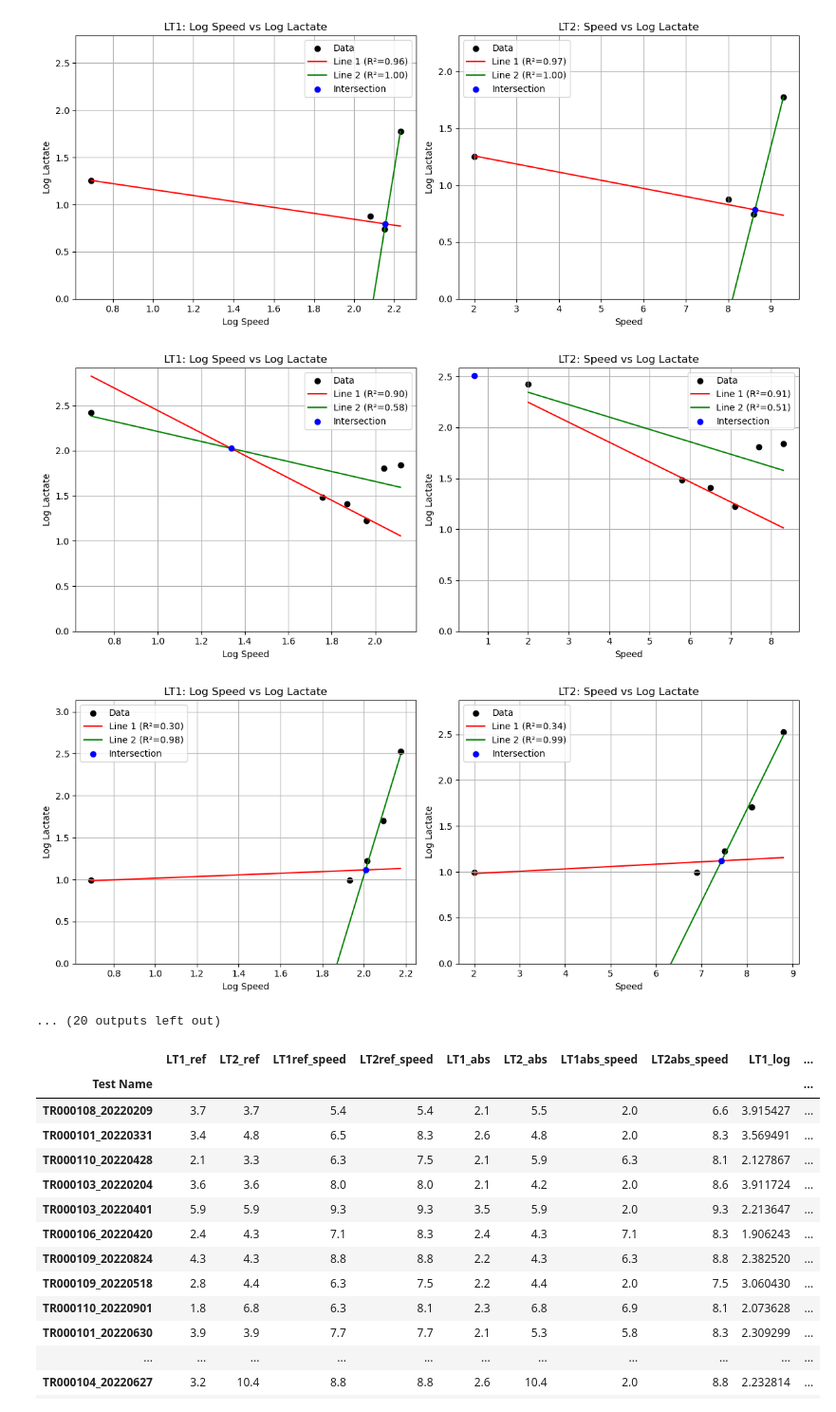
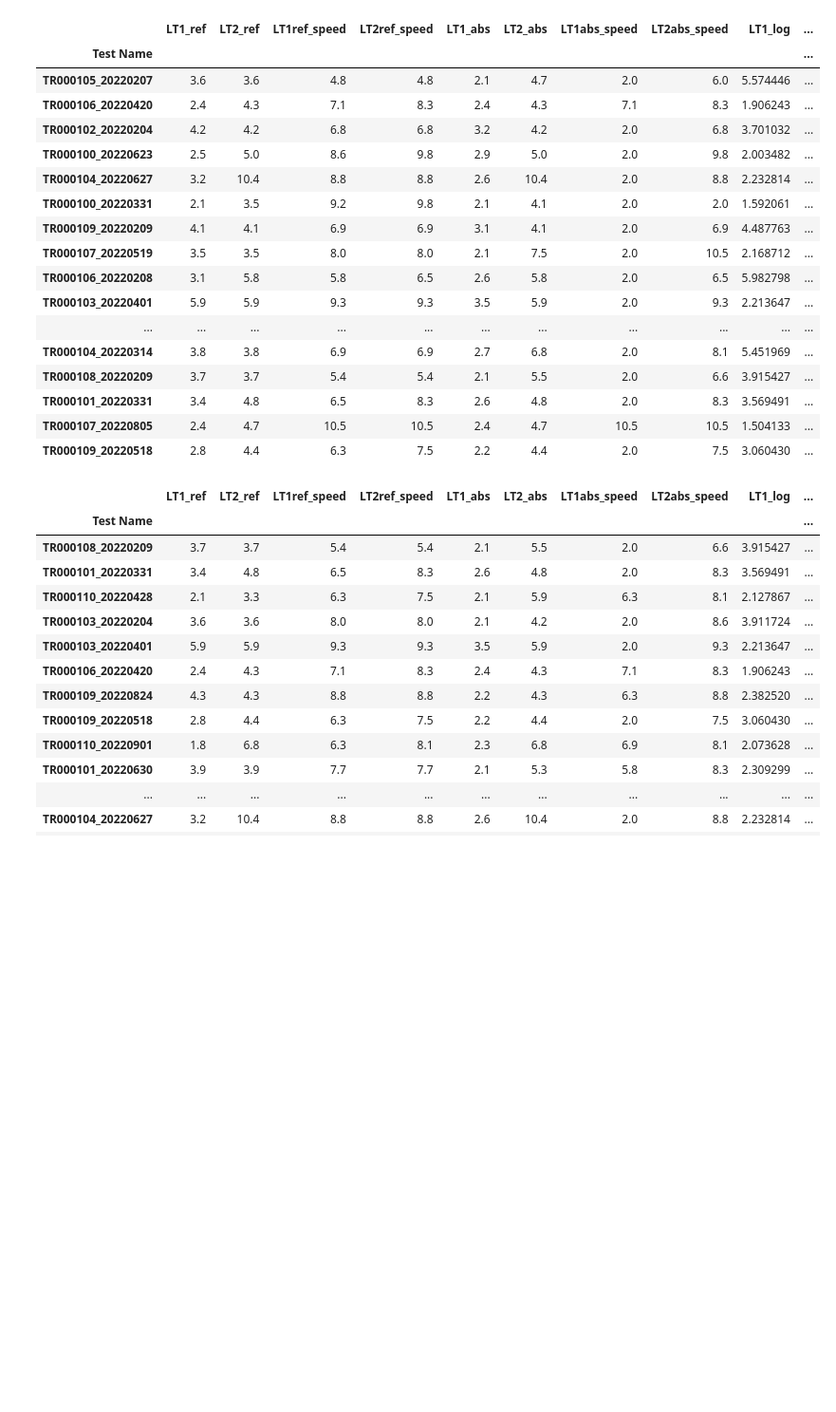
Before and after one commit to myschne/SI485Project, a Jupyter notebook: test_class.ipynb, the cells around one changed output. Shown at 95% size. Drawn from its saved outputs; the diff is of its cells as text; code cells hidden in the pictures; blank space fills up the shorter version.

```diff
--- a/test_class.ipynb
+++ b/test_class.ipynb
@@ -461,7 +674,7 @@ for filename in filenames:
     test_results = test.lt_ref_vals()
     test_results.update(test.lt_abs_vals())
     if test.lt_log_semilog():
-        test_results.update(test.lt_log_semilog(plot=True))
+        test_results.update(test.lt_log_semilog())
     test_results['Test Name'] = test_name
 
     # Append results to the list
@@ -485,7 +689,21 @@ results_df
-[figure, removed]
-[figure, removed]
-[figure, removed]
-... (20 outputs left out)
+|  | LT1_ref | LT2_ref | LT1ref_speed | LT2ref_speed | LT1_abs | LT2_abs | LT1abs_speed | LT2abs_speed | LT1_log | ... |
+| Test Name |  |  |  |  |  |  |  |  |  | ... |
+| TR000105_20220207 | 3.6 | 3.6 | 4.8 | 4.8 | 2.1 | 4.7 | 2.0 | 6.0 | 5.574446 | ... |
+| TR000106_20220420 | 2.4 | 4.3 | 7.1 | 8.3 | 2.4 | 4.3 | 7.1 | 8.3 | 1.906243 | ... |
+| TR000102_20220204 | 4.2 | 4.2 | 6.8 | 6.8 | 3.2 | 4.2 | 2.0 | 6.8 | 3.701032 | ... |
+| TR000100_20220623 | 2.5 | 5.0 | 8.6 | 9.8 | 2.9 | 5.0 | 2.0 | 9.8 | 2.003482 | ... |
+| TR000104_20220627 | 3.2 | 10.4 | 8.8 | 8.8 | 2.6 | 10.4 | 2.0 | 8.8 | 2.232814 | ... |
+| TR000100_20220331 | 2.1 | 3.5 | 9.2 | 9.8 | 2.1 | 4.1 | 2.0 | 2.0 | 1.592061 | ... |
+| TR000109_20220209 | 4.1 | 4.1 | 6.9 | 6.9 | 3.1 | 4.1 | 2.0 | 6.9 | 4.487763 | ... |
+| TR000107_20220519 | 3.5 | 3.5 | 8.0 | 8.0 | 2.1 | 7.5 | 2.0 | 10.5 | 2.168712 | ... |
+| TR000106_20220208 | 3.1 | 5.8 | 5.8 | 6.5 | 2.6 | 5.8 | 2.0 | 6.5 | 5.982798 | ... |
+| TR000103_20220401 | 5.9 | 5.9 | 9.3 | 9.3 | 3.5 | 5.9 | 2.0 | 9.3 | 2.213647 | ... |
+| ... | ... | ... | ... | ... | ... | ... | ... | ... | ... | ... |
+| TR000104_20220314 | 3.8 | 3.8 | 6.9 | 6.9 | 2.7 | 6.8 | 2.0 | 8.1 | 5.451969 | ... |
+| TR000108_20220209 | 3.7 | 3.7 | 5.4 | 5.4 | 2.1 | 5.5 | 2.0 | 6.6 | 3.915427 | ... |
+| TR000101_20220331 | 3.4 | 4.8 | 6.5 | 8.3 | 2.6 | 4.8 | 2.0 | 8.3 | 3.569491 | ... |
+| TR000107_20220805 | 2.4 | 4.7 | 10.5 | 10.5 | 2.4 | 4.7 | 10.5 | 10.5 | 1.504133 | ... |
+| TR000109_20220518 | 2.8 | 4.4 | 6.3 | 7.5 | 2.2 | 4.4 | 2.0 | 7.5 | 3.060430 | ... |
 # %%
 results_df['LT1/LT2_Ref_same'] = results_df['LT1_ref'] == results_df['LT2_ref']
 results_df['LT1/LT2_Abs_same'] = results_df['LT1_abs'] == results_df['LT2_abs']
```
Also changed, not shown: parts of 6 cells of this notebook.
